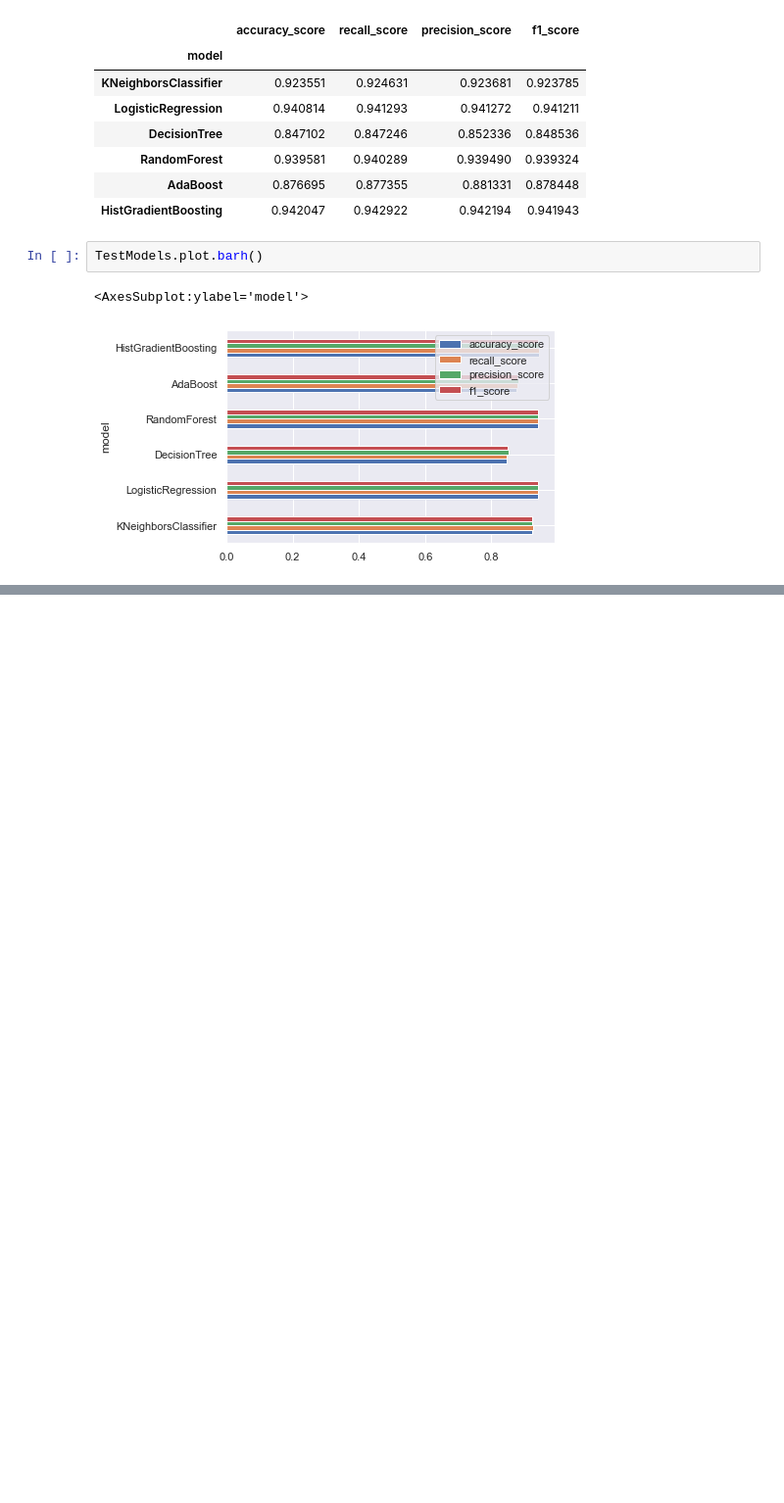
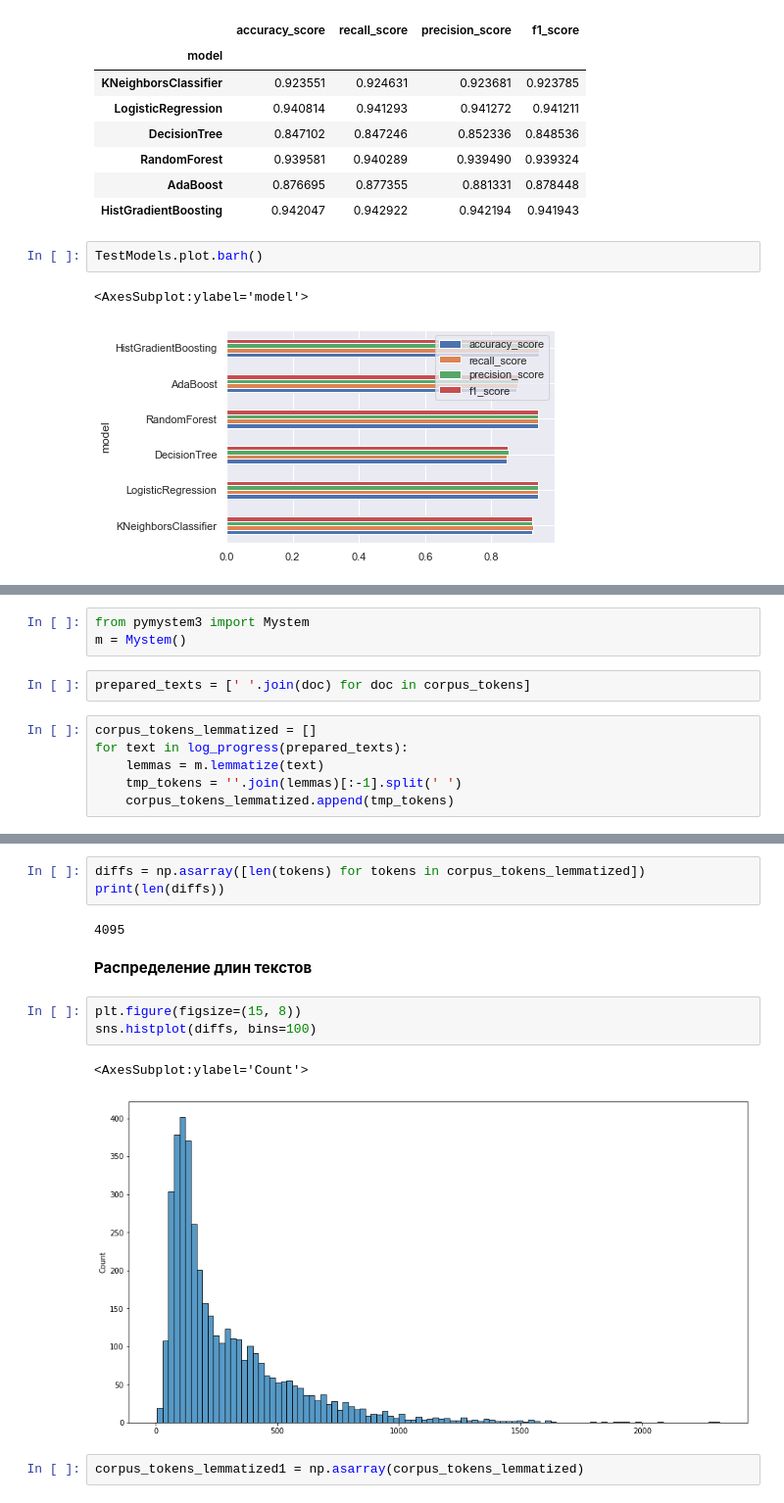
Before and after one commit to avmusatov/NLP, a Jupyter notebook: lab 2/text_analysis_lab2_Musatov_Anton.ipynb, the cells around one changed output, grey strips where cells are left out. Shown at 98% size. Cells and saved outputs as stored; diff of their text form; blank space fills up the shorter version.

Commit message:
Lab 3 in progress

```diff
--- a/lab 2/text_analysis_lab2_Musatov_Anton.ipynb
+++ b/lab 2/text_analysis_lab2_Musatov_Anton.ipynb
@@ -832,0 +859,11 @@ TestModels.plot.barh()
+# %%
+from pymystem3 import Mystem
+m = Mystem()
+# %%
+prepared_texts = [' '.join(doc) for doc in corpus_tokens]
+# %%
+corpus_tokens_lemmatized = []
+for text in log_progress(prepared_texts):
+    lemmas = m.lemmatize(text)
+    tmp_tokens = ''.join(lemmas)[:-1].split(' ')
+    corpus_tokens_lemmatized.append(tmp_tokens)
@@ -832,0 +872,15 @@ TestModels.plot.barh()
+# %%
+diffs = np.asarray([len(tokens) for tokens in corpus_tokens_lemmatized])
+print(len(diffs))
+# %% [output]
+4095
+# %% [markdown]
+**Распределение длин текстов**
+# %%
+plt.figure(figsize=(15, 8))
+sns.histplot(diffs, bins=100)
+# %% [output]
+<AxesSubplot:ylabel='Count'>
+[figure, added]
+# %%
+corpus_tokens_lemmatized1 = np.asarray(corpus_tokens_lemmatized)
```
Also changed, not shown: parts of 28 cells of this notebook, 6 other files.
